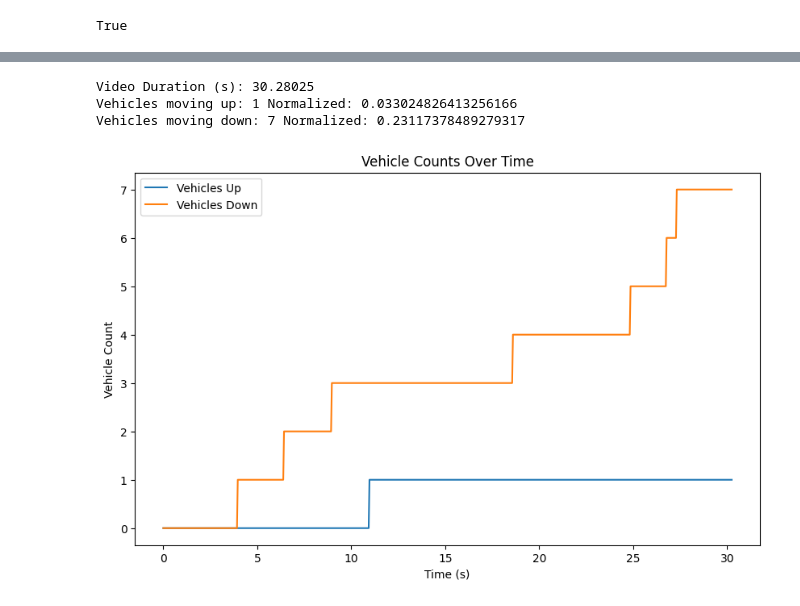
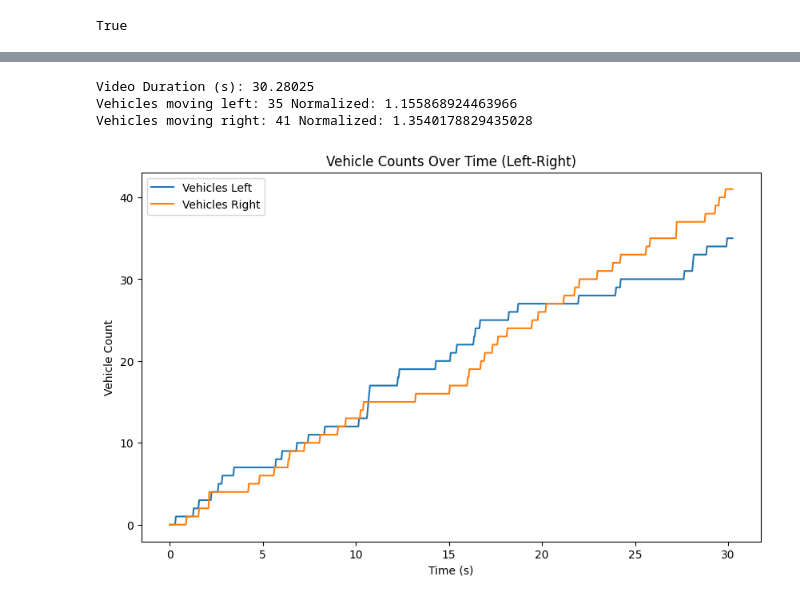
Before and after one commit to alecpippas/AI-Systems-Portfolio, a Jupyter notebook: assignments/assignment-3/03-assignment-3.ipynb, the cells around one changed output, grey strips where cells are left out. Saved outputs shown, nothing was run; the diff lists cells and outputs as text; code cells hidden in the pictures.

```diff
--- a/assignments/assignment-3/03-assignment-3.ipynb
+++ b/assignments/assignment-3/03-assignment-3.ipynb
@@ -624,24 +623,23 @@ KeyboardInterrupt:
 # %%
-# 7) Normalize the counts by video duration
-normalized_count_up = count_up / duration
-normalized_count_down = count_down / duration
-
+# 9) Normalize the counts by video duration
+normalized_count_left = count_left / duration
+normalized_count_right = count_right / duration
 print("Video Duration (s):", duration)
-print("Vehicles moving up:", count_up, "Normalized:", normalized_count_up)
-print("Vehicles moving down:", count_down, "Normalized:", normalized_count_down)
+print("Vehicles moving left:", count_left, "Normalized:", normalized_count_left)
+print("Vehicles moving right:", count_right, "Normalized:", normalized_count_right)
 # %% [output]
 Video Duration (s): 30.28025
-Vehicles moving up: 1 Normalized: 0.033024826413256166
-Vehicles moving down: 7 Normalized: 0.23117378489279317
+Vehicles moving left: 35 Normalized: 1.155868924463966
+Vehicles moving right: 41 Normalized: 1.3540178829435028
 # %%
-# 8) Plot the counts over time
+# 10) Plot the counts over time
 plt.figure(figsize=(10, 6))
-plt.plot(time_series, counts_up_series, label="Vehicles Up")
-plt.plot(time_series, counts_down_series, label="Vehicles Down")
+plt.plot(time_series, counts_left_series, label="Vehicles Left")
+plt.plot(time_series, counts_right_series, label="Vehicles Right")
 plt.xlabel("Time (s)")
 plt.ylabel("Vehicle Count")
-plt.title("Vehicle Counts Over Time")
+plt.title("Vehicle Counts Over Time (Left-Right Movement)")
 plt.legend()
 plt.show()
 # %% [output]
-[figure, old version]
+[figure, new version]
```
Also changed, not shown: parts of 2 cells of this notebook.
